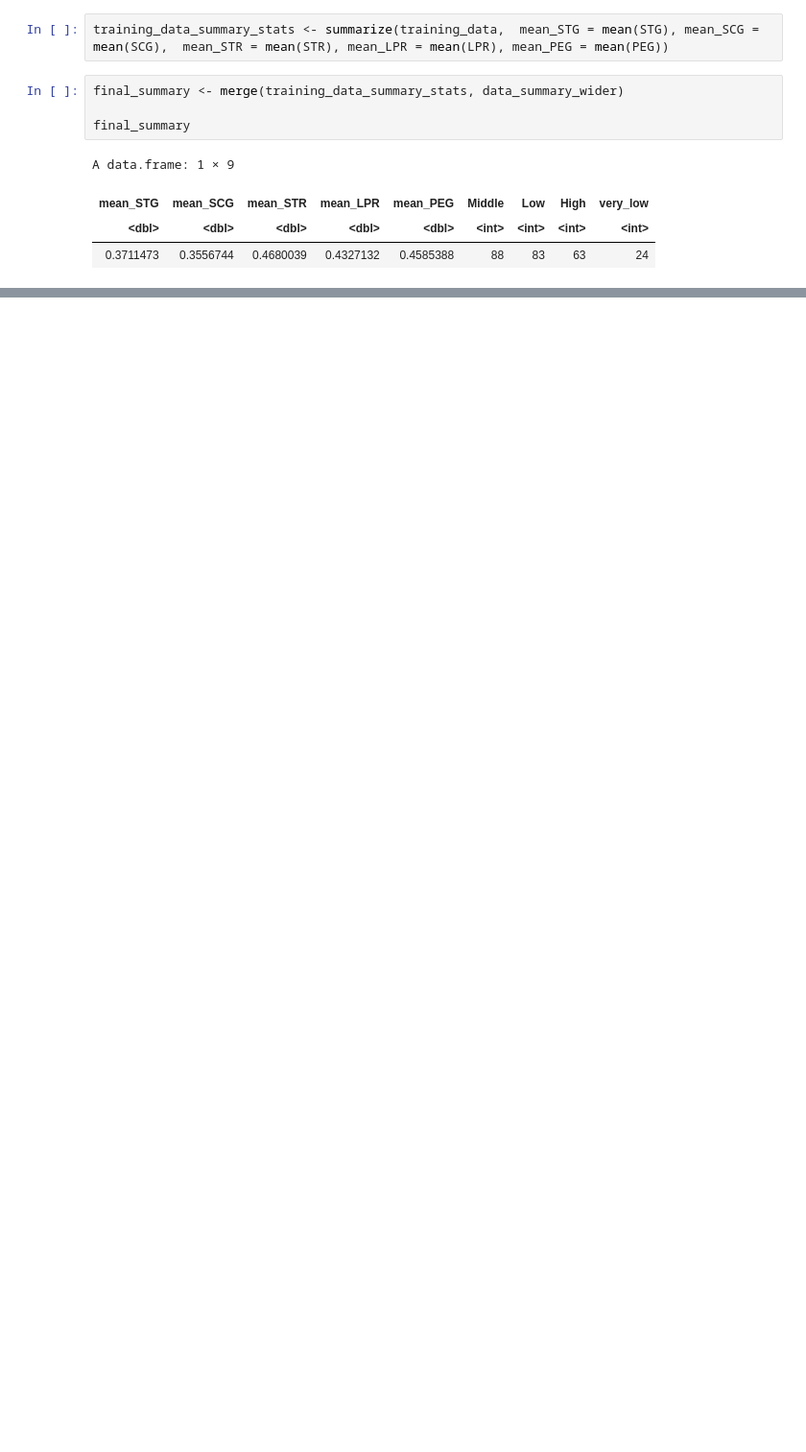
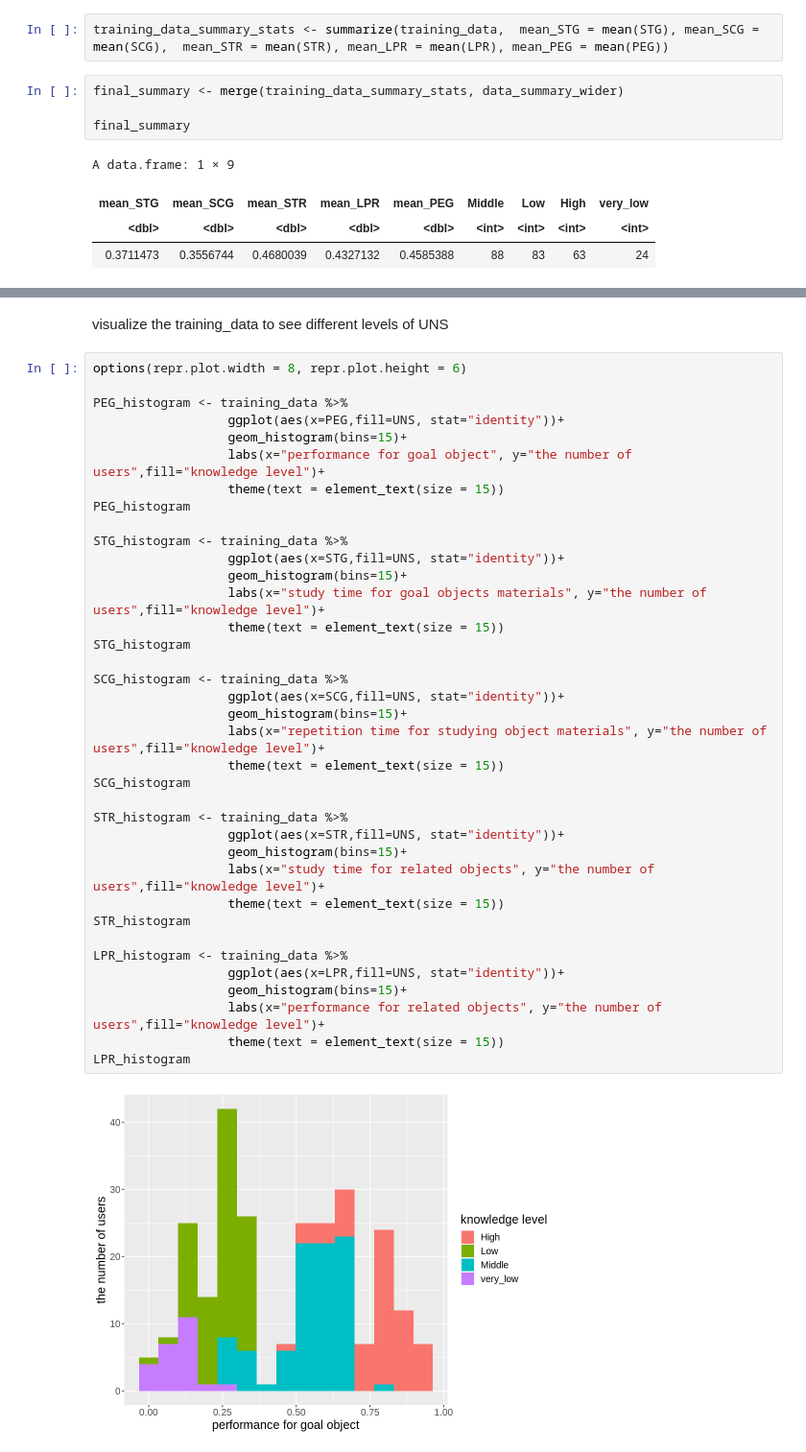
Before and after one commit to jezarah/DSCI100, a Jupyter notebook: Data_upload.ipynb, the cells around one changed output, grey strips where cells are left out. Shown at 96% size. Drawn from its saved outputs; the diff is of its cells as text; blank space fills up the shorter version.

```diff
--- a/Data_upload.ipynb
+++ b/Data_upload.ipynb
@@ -68,0 +96,41 @@ A data.frame: 1 × 9
+# %% [markdown]
+ visualize the training_data to see different levels of UNS
+# %%
+options(repr.plot.width = 8, repr.plot.height = 6)
+
+PEG_histogram <- training_data %>%
+                  ggplot(aes(x=PEG,fill=UNS, stat="identity"))+
+                  geom_histogram(bins=15)+
+                  labs(x="performance for goal object", y="the number of users",fill="knowledge level")+
+                  theme(text = element_text(size = 15))
+PEG_histogram
+
+STG_histogram <- training_data %>%
+                  ggplot(aes(x=STG,fill=UNS, stat="identity"))+
+                  geom_histogram(bins=15)+
+                  labs(x="study time for goal objects materials", y="the number of users",fill="knowledge level")+
+                  theme(text = element_text(size = 15))
+STG_histogram
+
+SCG_histogram <- training_data %>%
+                  ggplot(aes(x=SCG,fill=UNS, stat="identity"))+
+                  geom_histogram(bins=15)+
+                  labs(x="repetition time for studying object materials", y="the number of users",fill="knowledge level")+
+                  theme(text = element_text(size = 15))
+SCG_histogram
+
+STR_histogram <- training_data %>%
+                  ggplot(aes(x=STR,fill=UNS, stat="identity"))+
+                  geom_histogram(bins=15)+
+                  labs(x="study time for related objects", y="the number of users",fill="knowledge level")+
+                  theme(text = element_text(size = 15))
+STR_histogram
+
+LPR_histogram <- training_data %>%
+                  ggplot(aes(x=LPR,fill=UNS, stat="identity"))+
+                  geom_histogram(bins=15)+
+                  labs(x="performance for related objects", y="the number of users",fill="knowledge level")+
+                  theme(text = element_text(size = 15))
+LPR_histogram
+# %% [output]
+[figure, added]
```
Also changed, not shown: parts of 6 cells of this notebook.
